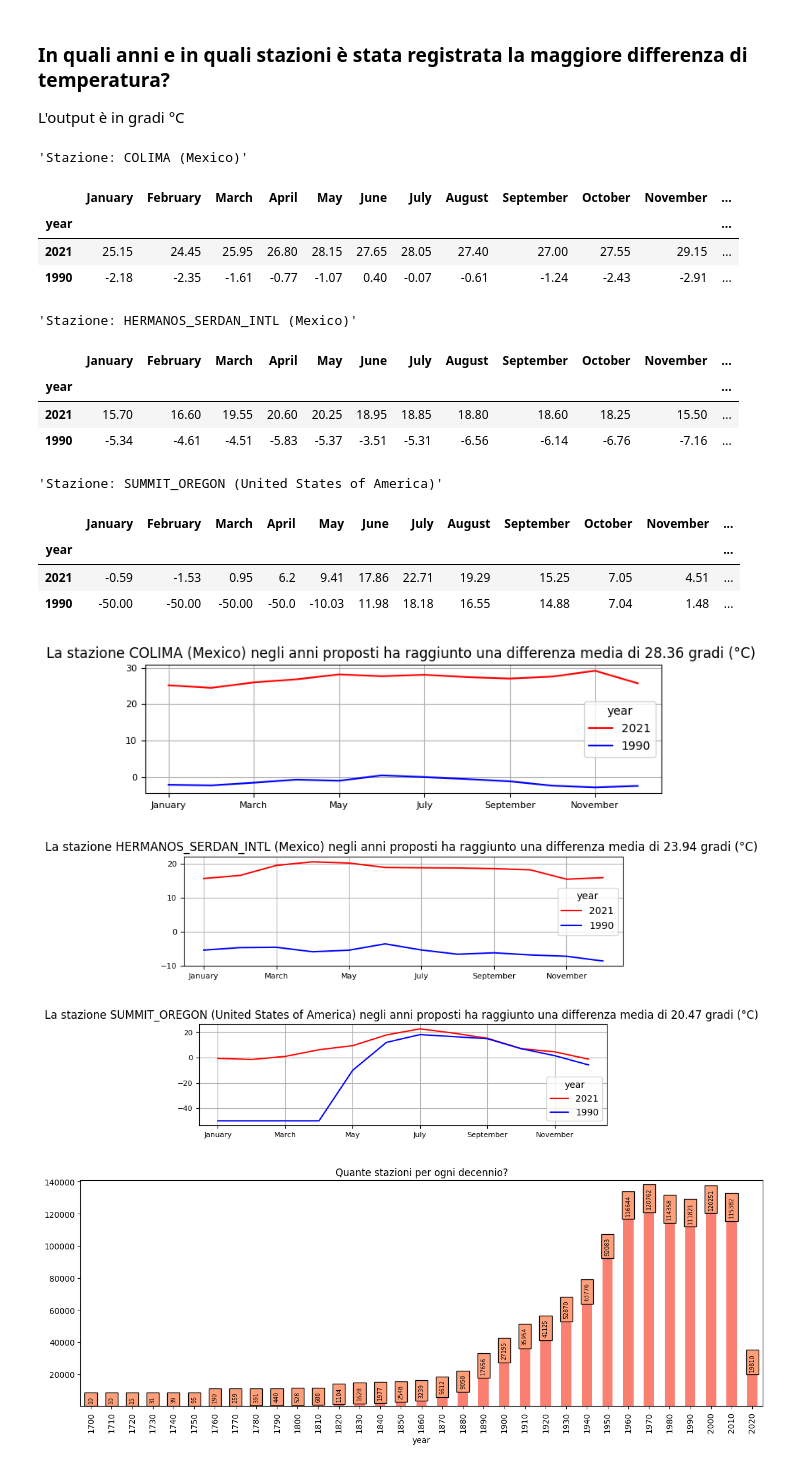
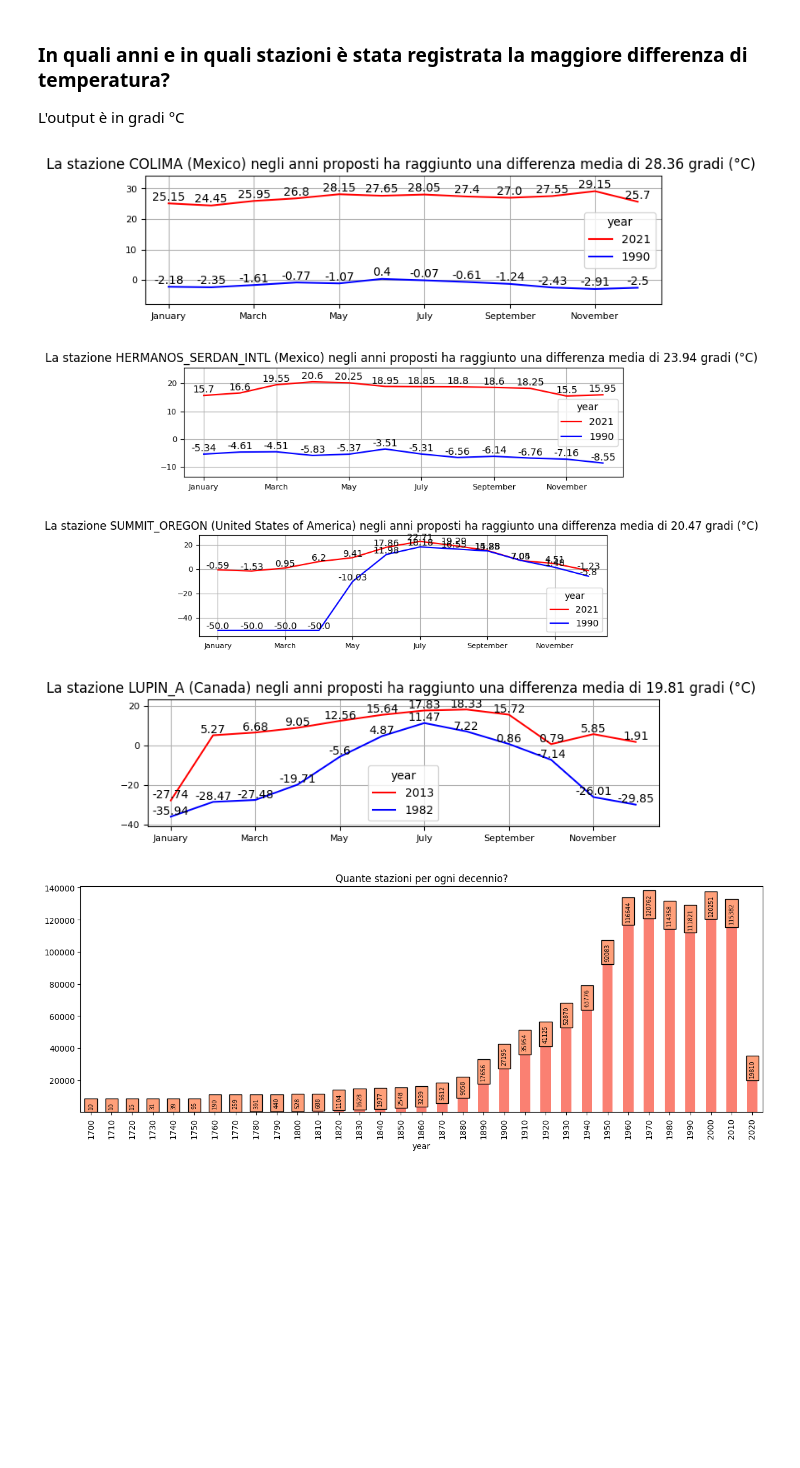
Before and after one commit to ElenaCurti/big-data, a Jupyter notebook: Attivita_03_DataAnalytics/file.ipynb, the cells around one changed output. Cells and saved outputs as stored; diff of their text form; code cells hidden in the pictures; blank space fills up the shorter version.

```diff
--- a/Attivita_03_DataAnalytics/file.ipynb
+++ b/Attivita_03_DataAnalytics/file.ipynb
@@ -127,7 +128,10 @@ if not os.path.exists(FILE_CSV_TEMPERATURES):
         df[month_name+"_value"] = df[month_name+"_value"].apply(lambda x: pd.NA if str(x) == "-9999" else x/100)
 
     #  TODO Rimuovo i record con valori nulli
-    #df = df.dropna()
+    df = df.dropna()
+
+    # Calcolo la temperatura media
+    df["temp_media"] = df[[calendar.month_name[i]+"_value" for i in range(1,13)]].mean(axis=1)
 
     # Converto in formato CSV
     df.to_csv(FILE_CSV_TEMPERATURES, index=False)
@@ -386,7 +378,7 @@ Di quanti gradi (°C) si è alzata la temperatura dal 1960 ad oggi?
 L'output è in gradi °C
 # %%
 # Numero di grafici da mostrare
-N = 3
+N = 4
 
 # Calcolo la temperatura media annuale di ogni record
 df = df_temperatures.copy()
@@ -403,53 +395,45 @@ df["diff"] = df.groupby(['station_id'])['temp_media'].diff()
 
 # Ordino i record in base alla differenza (decrescente) appena calcolata. Seleziono solo i primi N record
 df_first_n_record = df.sort_values(by="diff", ascending=False).head(N)
 
 # In df_first_n_record saranno present solo  record con gli anni massimi. Aggiungo quelli con gli anni minimi
 df_tmp = df_first_n_record
 for _, record in df_first_n_record.iterrows():
     record2 = df[(df["station_id"] == record["station_id"]) & (pd.isna(df["diff"]))]
     df_tmp = pd.concat([df_tmp, record2])
 
 # Faccio il merge con i dati delle stazioni e dei paesi
 df = df_tmp.merge(df_stations, on="station_id").merge(df_country, on="fips").merge(df_temperatures, on=["station_id", "year"])
 
 # Per ogni stazione, stampo un grafico
 for _, record in df_first_n_record.iterrows():
     # Seleziono i due record della stazione
     df_station_to_plot = df[df["station_id"] == record["station_id"]]
 
     nome_stazione = df_station_to_plot.iloc[1]["station_name"]
     nome_country = df_station_to_plot.iloc[1]["name_country"]
     titolo = "La stazione "+ nome_stazione  +" ("+ nome_country  \
         + ") negli anni proposti ha raggiunto una differenza media di " + f"{df_station_to_plot['diff'].max():.2f}" + " gradi (°C) "
 
     # Imposto l'anno come indice. Tengo solo le temperature misurate nei 12 mesi. Cambio i nomi alle colonne
     df_station_to_plot = df_station_to_plot.set_index(["year"])
     df_station_to_plot = df_station_to_plot[[calendar.month_name[i]+"_value" for i in range(1,13)]]
     df_station_to_plot = df_station_to_plot.rename(columns={calendar.month_name[i]+"_value":calendar.month_name[i] for i in range(1,13)})
-    display("Stazione: "+ nome_stazione +" ("+ nome_country+ ")", df_station_to_plot)
+    # display("Stazione: "+ nome_stazione +" ("+ nome_country+ ")", df_station_to_plot)
     # Disegno il grafico, con la griglia in background
-    df_station_to_plot.transpose().plot(figsize=(8,2), fontsize=8, title=titolo, color=['red', 'blue'])
+    y_min = df_station_to_plot.min().min()
+    y_max = df_station_to_plot.max().max()
+    df_station_to_plot.transpose().plot(figsize=(8,2), fontsize=8, title=titolo, color=['red', 'blue'], ylim=(y_min-5, y_max+5))
     plt.grid(True)
+    # display(df_station_to_plot)
+    for i in range(1,13):
+        for _, temp in df_station_to_plot.iterrows():
+            plt.text(i-1, temp[calendar.month_name[i]]+1, temp[calendar.month_name[i]], ha='center')
 # %% [output]
-'Stazione: COLIMA (Mexico)'
-|  | January | February | March | April | May | June | July | August | September | October | November | ... |
-| year |  |  |  |  |  |  |  |  |  |  |  | ... |
-| 2021 | 25.15 | 24.45 | 25.95 | 26.80 | 28.15 | 27.65 | 28.05 | 27.40 | 27.00 | 27.55 | 29.15 | ... |
-| 1990 | -2.18 | -2.35 | -1.61 | -0.77 | -1.07 | 0.40 | -0.07 | -0.61 | -1.24 | -2.43 | -2.91 | ... |
-'Stazione: HERMANOS_SERDAN_INTL (Mexico)'
-|  | January | February | March | April | May | June | July | August | September | October | November | ... |
-| year |  |  |  |  |  |  |  |  |  |  |  | ... |
-| 2021 | 15.70 | 16.60 | 19.55 | 20.60 | 20.25 | 18.95 | 18.85 | 18.80 | 18.60 | 18.25 | 15.50 | ... |
-| 1990 | -5.34 | -4.61 | -4.51 | -5.83 | -5.37 | -3.51 | -5.31 | -6.56 | -6.14 | -6.76 | -7.16 | ... |
-'Stazione: SUMMIT_OREGON (United States of America)'
-|  | January | February | March | April | May | June | July | August | September | October | November | ... |
-| year |  |  |  |  |  |  |  |  |  |  |  | ... |
-| 2021 | -0.59 | -1.53 | 0.95 | 6.2 | 9.41 | 17.86 | 22.71 | 19.29 | 15.25 | 7.05 | 4.51 | ... |
-| 1990 | -50.00 | -50.00 | -50.00 | -50.0 | -10.03 | 11.98 | 18.18 | 16.55 | 14.88 | 7.04 | 1.48 | ... |
-[figure, old version]
+[figure, new version]
-[figure, old version]
+[figure, new version]
-[figure, old version]
+[figure, new version]
+[figure, added]
 # %%
 # Quanti dati ci sono per decennio?
 
```
Also changed, not shown: parts of 6 cells of this notebook.
